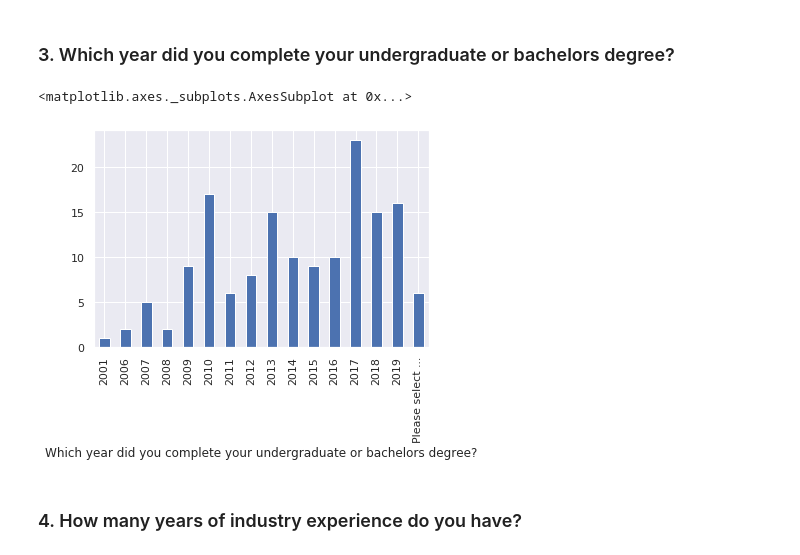
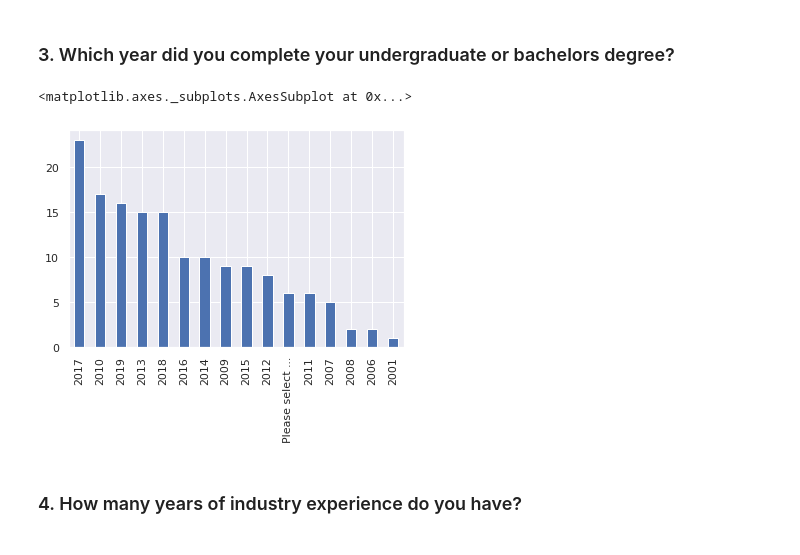
Before and after one commit to rafed123/ugse, a Jupyter notebook: Analysis.ipynb, the cells around one changed output. Saved outputs shown, nothing was run; the diff lists cells and outputs as text; code cells hidden in the pictures.

```diff
--- a/Analysis.ipynb
+++ b/Analysis.ipynb
@@ -103,9 +90,11 @@ Text(0.5, 0, '')
 # %% [markdown]
 ### 3. Which year did you complete your undergraduate or bachelors degree?
 # %%
-df.groupby(cols[3]).size().plot(kind='bar')
+# df.groupby(cols[3]).size().plot(kind='bar')
+df1 = df[cols[3]].value_counts()
+df1.plot(kind='bar')
 # %% [output]
 <matplotlib.axes._subplots.AxesSubplot at 0x...>
-[figure, old version]
+[figure, new version]
 # %% [markdown]
 ### 4. How many years of industry experience do you have?
```
Also changed, not shown: parts of 19 cells of this notebook.
